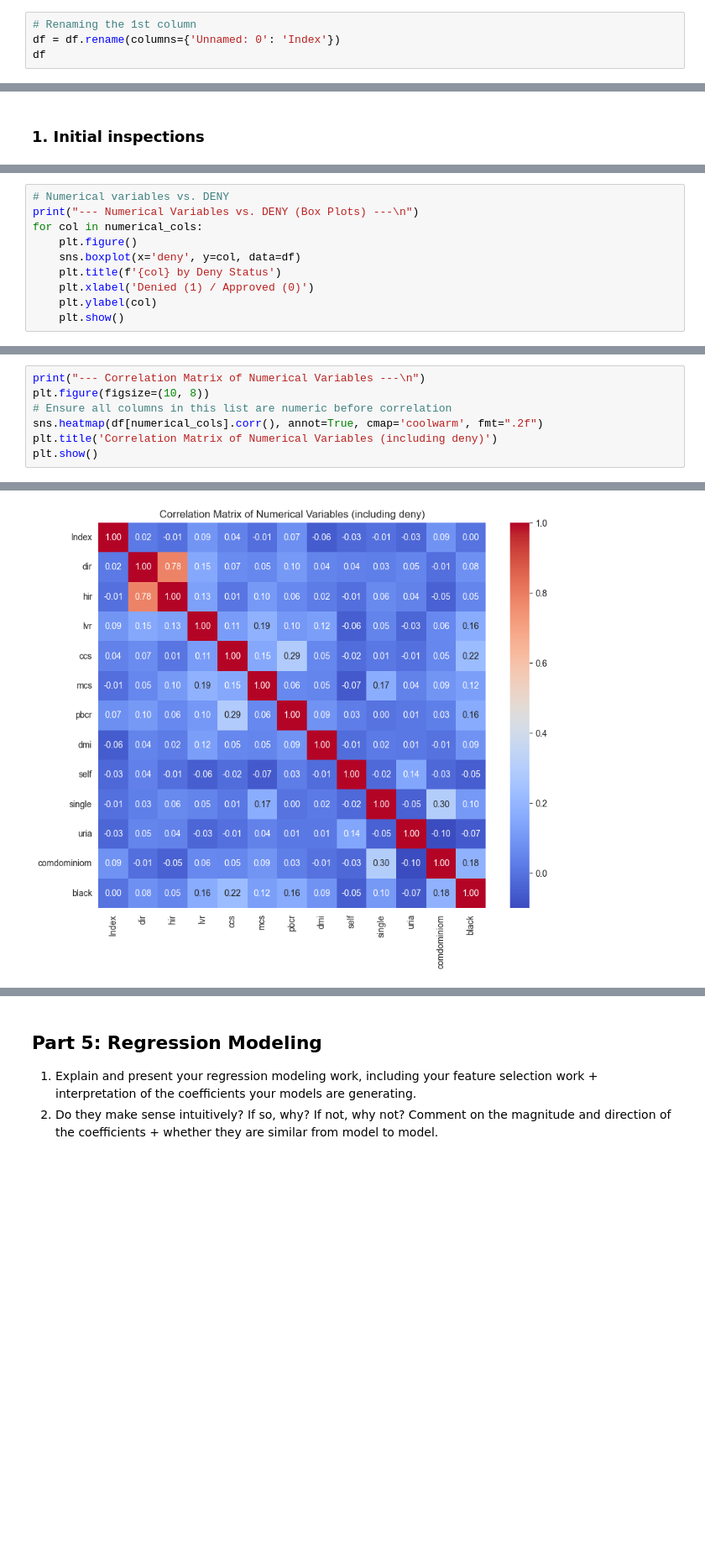
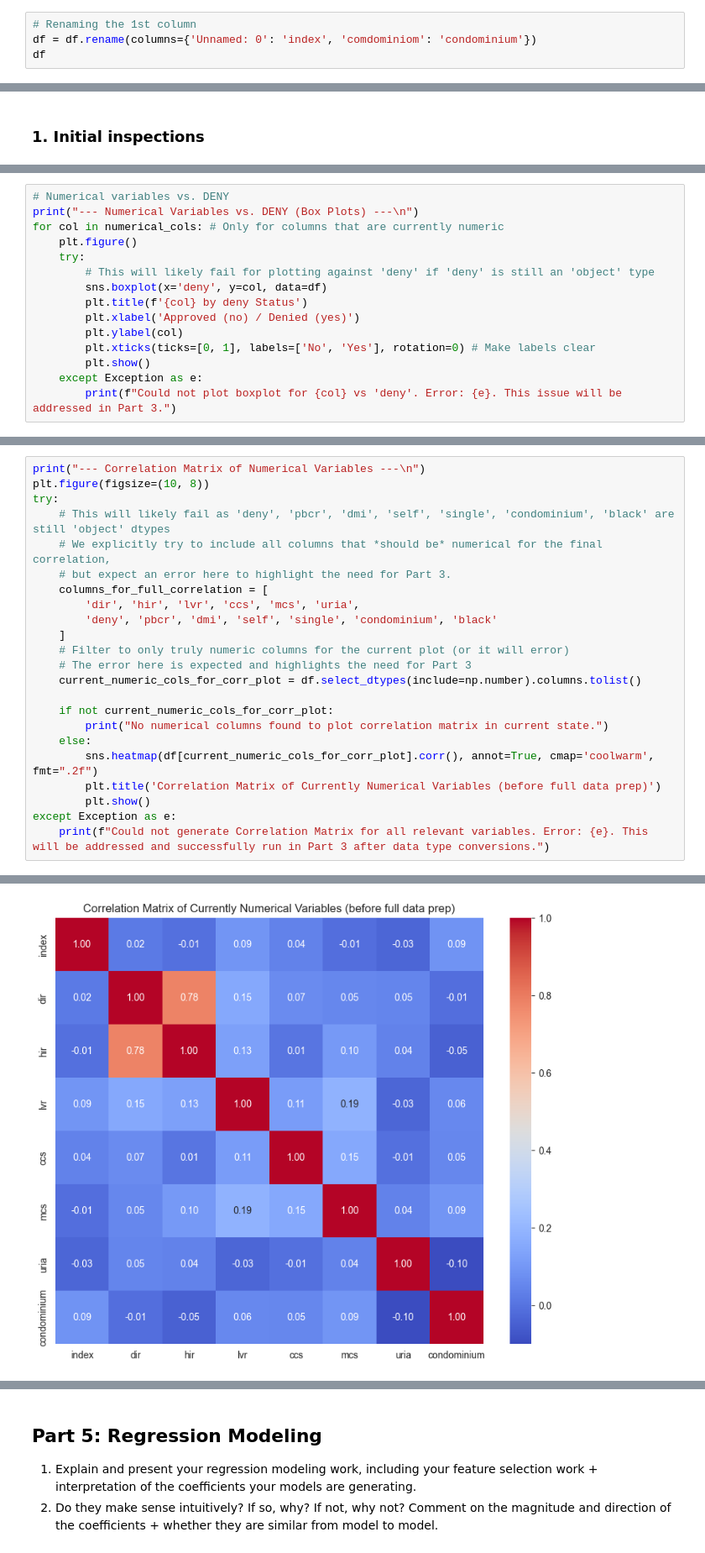
Before and after one commit to CheliMex/CS381_DataAnalytics, a Jupyter notebook: Quiz4/A_Castelan_Quiz4.ipynb, the cells around one changed output, grey strips where cells are left out. Shown at 84% size. Cells and saved outputs as stored; diff of their text form; blank space fills up the shorter version.

```diff
--- a/Quiz4/A_Castelan_Quiz4.ipynb
+++ b/Quiz4/A_Castelan_Quiz4.ipynb
@@ -106,6 +139,6 @@ df.head()
 | 4 | 5 | 0.360 | 0.350 | 0.600000 | 1.0 | 1.0 | no | no | no | no | 3.2 | ... |
 # %%
 # Renaming the 1st column
-df = df.rename(columns={'Unnamed: 0': 'Index'})
+df = df.rename(columns={'Unnamed: 0': 'index', 'comdominiom': 'condominium'})
 df
 # %% [output]
@@ -414,12 +362,17 @@ Observation: The dataset shows an imbalance in the target variable, with more ap
 # %%
 # Numerical variables vs. DENY
 print("--- Numerical Variables vs. DENY (Box Plots) ---\n")
-for col in numerical_cols:
+for col in numerical_cols: # Only for columns that are currently numeric
     plt.figure()
-    sns.boxplot(x='deny', y=col, data=df)
-    plt.title(f'{col} by Deny Status')
-    plt.xlabel('Denied (1) / Approved (0)')
-    plt.ylabel(col)
-    plt.show()
+    try:
+        # This will likely fail for plotting against 'deny' if 'deny' is still an 'object' type
+        sns.boxplot(x='deny', y=col, data=df)
+        plt.title(f'{col} by deny Status')
+        plt.xlabel('Approved (no) / Denied (yes)')
+        plt.ylabel(col)
+        plt.xticks(ticks=[0, 1], labels=['No', 'Yes'], rotation=0) # Make labels clear
+        plt.show()
+    except Exception as e:
+        print(f"Could not plot boxplot for {col} vs 'deny'. Error: {e}. This issue will be addressed in Part 3.")
 # %% [output]
 --- Numerical Variables vs. DENY (Box Plots) ---
@@ -455,11 +431,27 @@ for col in categorical_cols:
 # %%
 print("--- Correlation Matrix of Numerical Variables ---\n")
 plt.figure(figsize=(10, 8))
-# Ensure all columns in this list are numeric before correlation
-sns.heatmap(df[numerical_cols].corr(), annot=True, cmap='coolwarm', fmt=".2f")
-plt.title('Correlation Matrix of Numerical Variables (including deny)')
-plt.show()
+try:
+    # This will likely fail as 'deny', 'pbcr', 'dmi', 'self', 'single', 'condominium', 'black' are still 'object' dtypes
+    # We explicitly try to include all columns that *should be* numerical for the final correlation,
+    # but expect an error here to highlight the need for Part 3.
+    columns_for_full_correlation = [
+        'dir', 'hir', 'lvr', 'ccs', 'mcs', 'uria',
+        'deny', 'pbcr', 'dmi', 'self', 'single', 'condominium', 'black'
+    ]
+    # Filter to only truly numeric columns for the current plot (or it will error)
+    # The error here is expected and highlights the need for Part 3
+    current_numeric_cols_for_corr_plot = df.select_dtypes(include=np.number).columns.tolist()
+
+    if not current_numeric_cols_for_corr_plot:
+        print("No numerical columns found to plot correlation matrix in current state.")
+    else:
+        sns.heatmap(df[current_numeric_cols_for_corr_plot].corr(), annot=True, cmap='coolwarm', fmt=".2f")
+        plt.title('Correlation Matrix of Currently Numerical Variables (before full data prep)')
+        plt.show()
+except Exception as e:
+    print(f"Could not generate Correlation Matrix for all relevant variables. Error: {e}. This will be addressed and successfully run in Part 3 after data type conversions.")
 # %% [output]
 --- Correlation Matrix of Numerical Variables ---
-[figure, old version]
+[figure, new version]
 # %% [markdown]
```
Also changed, not shown: parts of 78 cells of this notebook.
